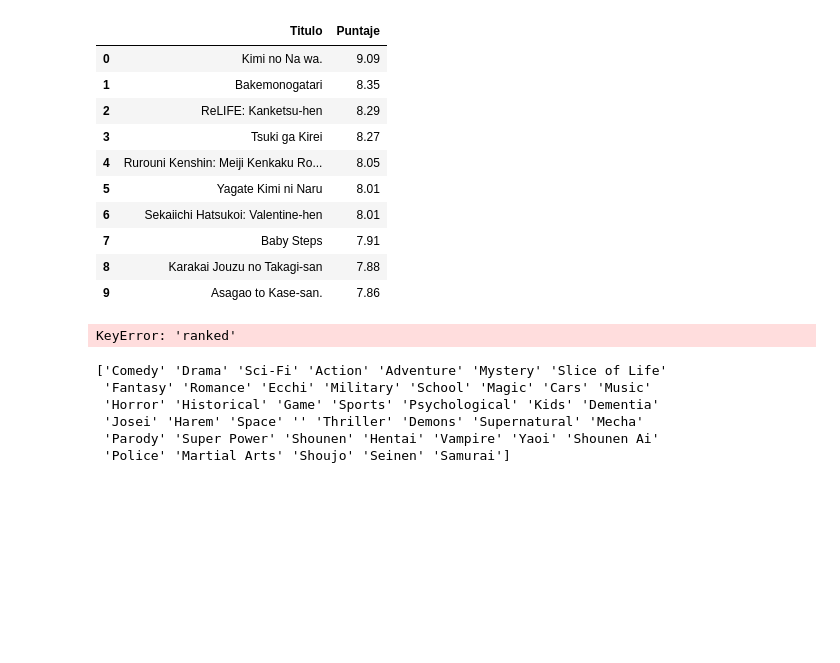
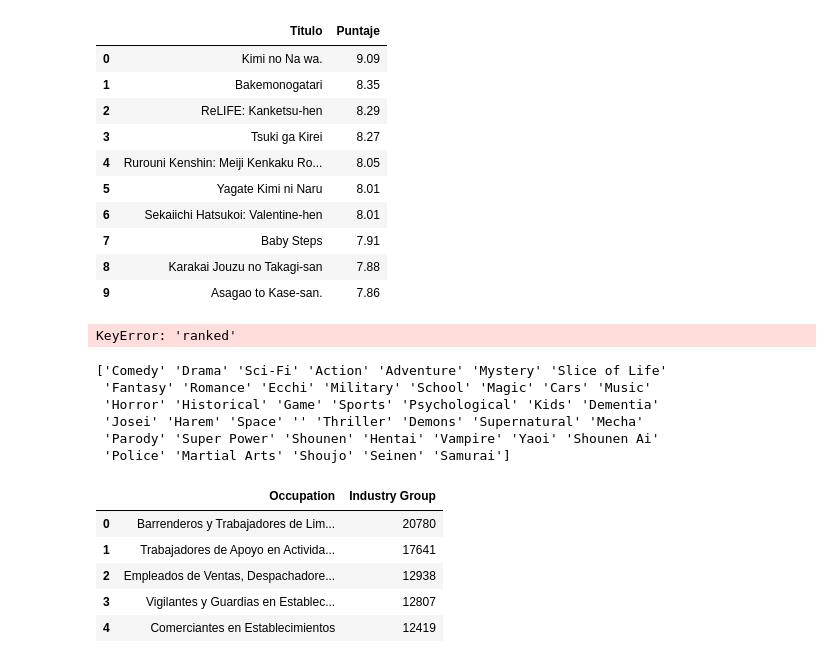
Before and after one commit to Wajakeitor/st-Vis-Dash, a Jupyter notebook: datosDashAnime.ipynb, the cells around one changed output. Saved outputs shown, nothing was run; the diff lists cells and outputs as text; code cells hidden in the pictures; blank space fills up the shorter version.

```diff
--- a/datosDashAnime.ipynb
+++ b/datosDashAnime.ipynb
@@ -127,3 +127,20 @@ print(df["Primer_genero"].unique())
  'Josei' 'Harem' 'Space' '' 'Thriller' 'Demons' 'Supernatural' 'Mecha'
  'Parody' 'Super Power' 'Shounen' 'Hentai' 'Vampire' 'Yaoi' 'Shounen Ai'
  'Police' 'Martial Arts' 'Shoujo' 'Seinen' 'Samurai']
+# %%
+import pandas as pd
+import matplotlib.pyplot as plt
+pd.set_option('display.max_colwidth', None)
+
+df = pd.read_csv("Data/Empleos.csv")
+df = df[["Age", "Sex", "Occupation", "Industry Group", "Year", "Workforce", "Worked Hours Week", "Monthly Wage"]]
+
+
+df.groupby("Occupation")["Industry Group"].count().sort_values(ascending=False).reset_index().head()
+# %% [output]
+|  | Occupation | Industry Group |
+| 0 | Barrenderos y Trabajadores de Lim... | 20780 |
+| 1 | Trabajadores de Apoyo en Activida... | 17641 |
+| 2 | Empleados de Ventas, Despachadore... | 12938 |
+| 3 | Vigilantes y Guardias en Establec... | 12807 |
+| 4 | Comerciantes en Establecimientos | 12419 |
```
Also changed, not shown: parts of 4 cells of this notebook, 2 other files.
